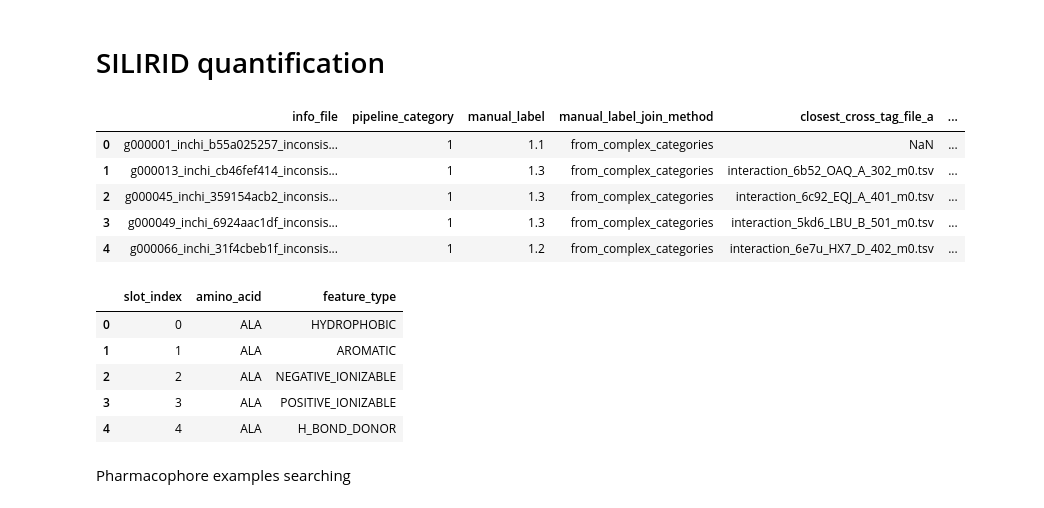
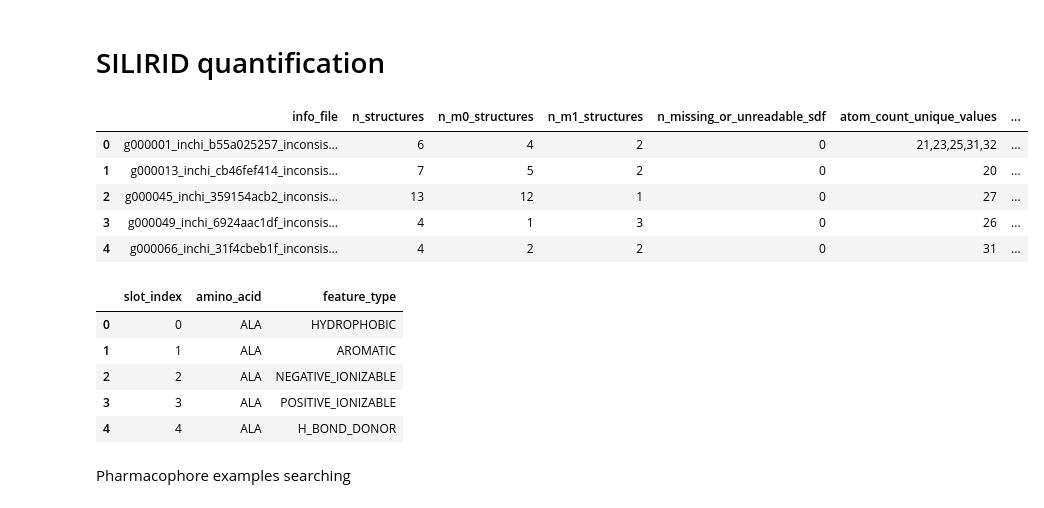
Before and after one commit to comp3d-vienna/Enantiomer_categorization_pipeline, a Jupyter notebook: Notebooks/chemical_space_visualization.ipynb, the cells around one changed output. Drawn from its saved outputs; the diff is of its cells as text; code cells hidden in the pictures.

```diff
--- a/Notebooks/chemical_space_visualization.ipynb
+++ b/Notebooks/chemical_space_visualization.ipynb
@@ -1024,17 +1019,15 @@ plt.show()
 # %% [markdown]
 # SILIRID quantification
 # %%
-feature_table_updated = pd.read_csv('../Data/Categorization/feature_table.csv')
-silirid_fingerprint_slot = pd.read_csv('../Data/silirid_fingerprint_slots.csv')
-display(feature_table_updated.head(5))
+silirid_fingerprint_slot = pd.read_csv('../Data/Notebooks_reproduce_data/silirid_fingerprint_slots.csv')
 display(silirid_fingerprint_slot.head(5))
 # %% [output]
-|  | info_file | pipeline_category | manual_label | manual_label_join_method | closest_cross_tag_file_a | ... |
-| 0 | g000001_inchi_b55a025257_inconsis... | 1 | 1.1 | from_complex_categories | NaN | ... |
-| 1 | g000013_inchi_cb46fef414_inconsis... | 1 | 1.3 | from_complex_categories | interaction_6b52_OAQ_A_302_m0.tsv | ... |
-| 2 | g000045_inchi_359154acb2_inconsis... | 1 | 1.3 | from_complex_categories | interaction_6c92_EQJ_A_401_m0.tsv | ... |
-| 3 | g000049_inchi_6924aac1df_inconsis... | 1 | 1.3 | from_complex_categories | interaction_5kd6_LBU_B_501_m0.tsv | ... |
-| 4 | g000066_inchi_31f4cbeb1f_inconsis... | 1 | 1.2 | from_complex_categories | interaction_6e7u_HX7_D_402_m0.tsv | ... |
+|  | info_file | n_structures | n_m0_structures | n_m1_structures | n_missing_or_unreadable_sdf | atom_count_unique_values | ... |
+| 0 | g000001_inchi_b55a025257_inconsis... | 6 | 4 | 2 | 0 | 21,23,25,31,32 | ... |
+| 1 | g000013_inchi_cb46fef414_inconsis... | 7 | 5 | 2 | 0 | 20 | ... |
+| 2 | g000045_inchi_359154acb2_inconsis... | 13 | 12 | 1 | 0 | 27 | ... |
+| 3 | g000049_inchi_6924aac1df_inconsis... | 4 | 1 | 3 | 0 | 26 | ... |
+| 4 | g000066_inchi_31f4cbeb1f_inconsis... | 4 | 2 | 2 | 0 | 31 | ... |
 |  | slot_index | amino_acid | feature_type |
 | 0 | 0 | ALA | HYDROPHOBIC |
 | 1 | 1 | ALA | AROMATIC |
```
Also changed, not shown: parts of 19 cells of this notebook, 19 other files.
